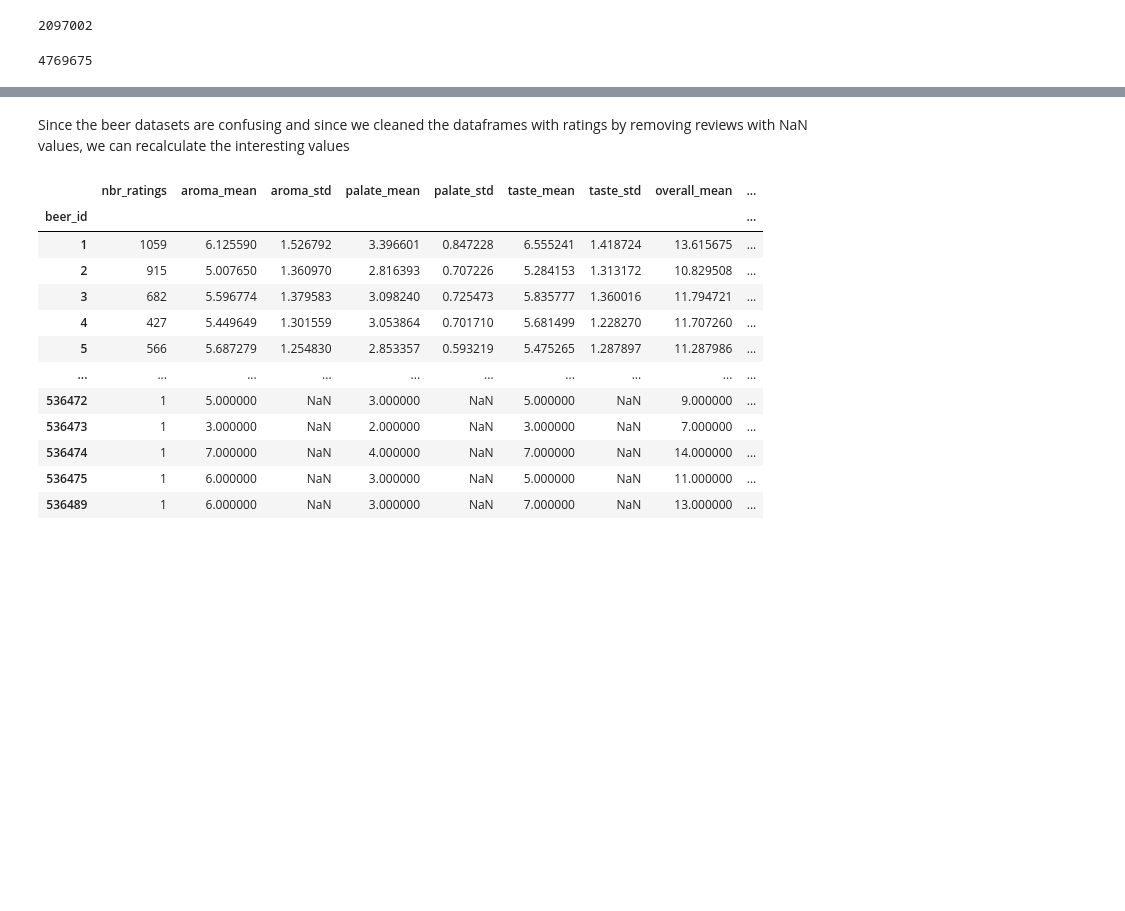
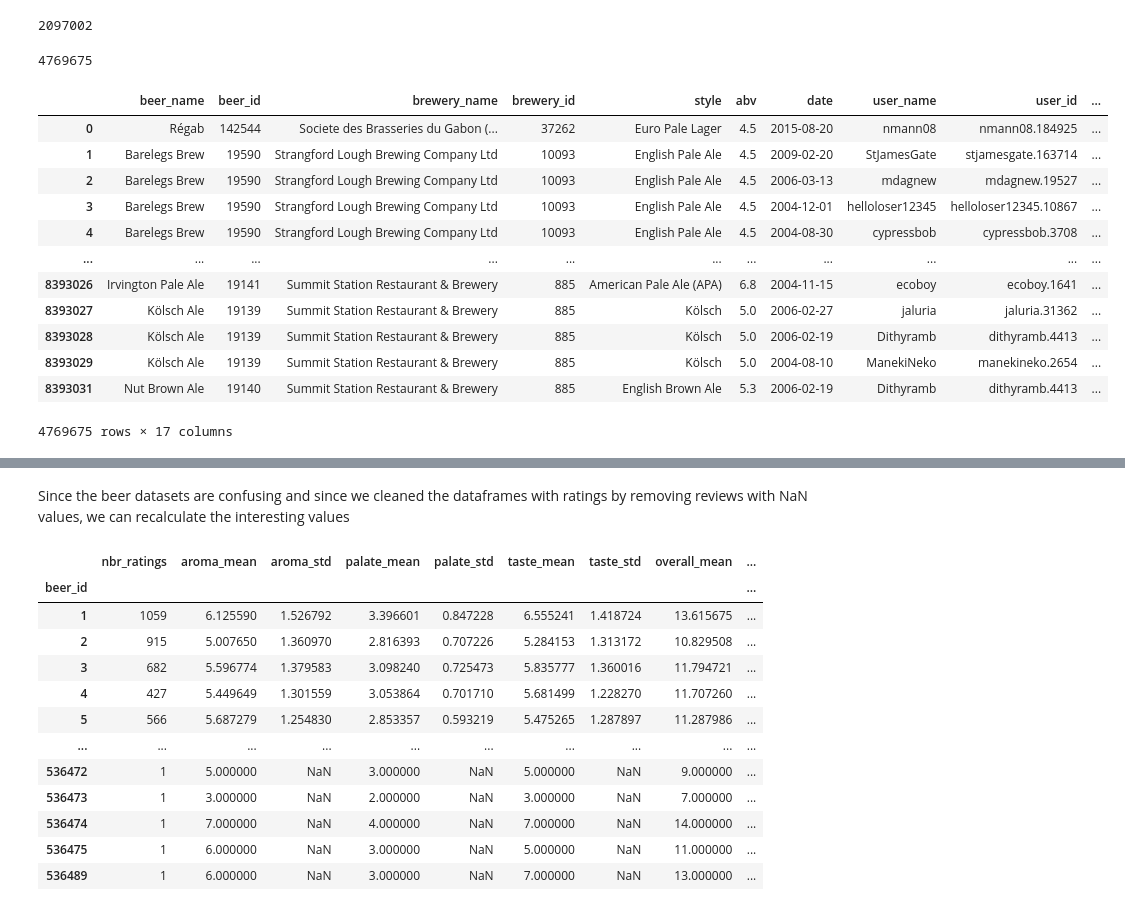
Before and after one commit to nada401/brewing-knowledge, a Jupyter notebook: src/scripts/data_cleaning/data_cleaning.ipynb, the cells around one changed output, grey strips where cells are left out. Cells and saved outputs as stored; diff of their text form; code cells hidden in the pictures; blank space fills up the shorter version.

```diff
--- a/src/scripts/data_cleaning/data_cleaning.ipynb
+++ b/src/scripts/data_cleaning/data_cleaning.ipynb
@@ -241,3 +271,19 @@ len(ratings_BA[ratings_BA['review']==False])
 len(ratings_BA)
 # %% [output]
 4769675
+# %%
+ratings_BA
+# %% [output]
+|  | beer_name | beer_id | brewery_name | brewery_id | style | abv | date | user_name | user_id | ... |
+| 0 | Régab | 142544 | Societe des Brasseries du Gabon (... | 37262 | Euro Pale Lager | 4.5 | 2015-08-20 | nmann08 | nmann08.184925 | ... |
+| 1 | Barelegs Brew | 19590 | Strangford Lough Brewing Company Ltd | 10093 | English Pale Ale | 4.5 | 2009-02-20 | StJamesGate | stjamesgate.163714 | ... |
+| 2 | Barelegs Brew | 19590 | Strangford Lough Brewing Company Ltd | 10093 | English Pale Ale | 4.5 | 2006-03-13 | mdagnew | mdagnew.19527 | ... |
+| 3 | Barelegs Brew | 19590 | Strangford Lough Brewing Company Ltd | 10093 | English Pale Ale | 4.5 | 2004-12-01 | helloloser12345 | helloloser12345.10867 | ... |
+| 4 | Barelegs Brew | 19590 | Strangford Lough Brewing Company Ltd | 10093 | English Pale Ale | 4.5 | 2004-08-30 | cypressbob | cypressbob.3708 | ... |
+| ... | ... | ... | ... | ... | ... | ... | ... | ... | ... | ... |
+| 8393026 | Irvington Pale Ale | 19141 | Summit Station Restaurant & Brewery | 885 | American Pale Ale (APA) | 6.8 | 2004-11-15 | ecoboy | ecoboy.1641 | ... |
+| 8393027 | Kölsch Ale | 19139 | Summit Station Restaurant & Brewery | 885 | Kölsch | 5.0 | 2006-02-27 | jaluria | jaluria.31362 | ... |
+| 8393028 | Kölsch Ale | 19139 | Summit Station Restaurant & Brewery | 885 | Kölsch | 5.0 | 2006-02-19 | Dithyramb | dithyramb.4413 | ... |
+| 8393029 | Kölsch Ale | 19139 | Summit Station Restaurant & Brewery | 885 | Kölsch | 5.0 | 2004-08-10 | ManekiNeko | manekineko.2654 | ... |
+| 8393031 | Nut Brown Ale | 19140 | Summit Station Restaurant & Brewery | 885 | English Brown Ale | 5.3 | 2006-02-19 | Dithyramb | dithyramb.4413 | ... |
+4769675 rows × 17 columns
```
Also changed, not shown: parts of 22 cells of this notebook.
